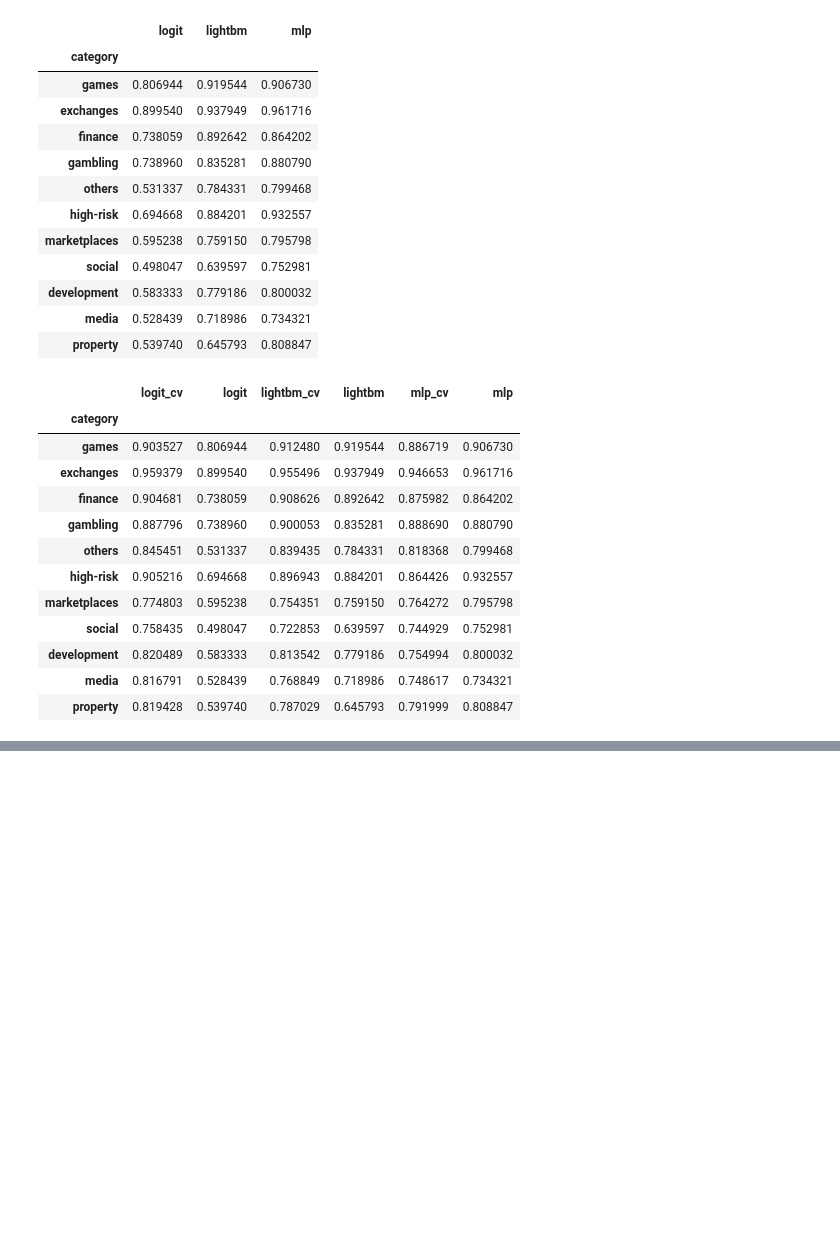
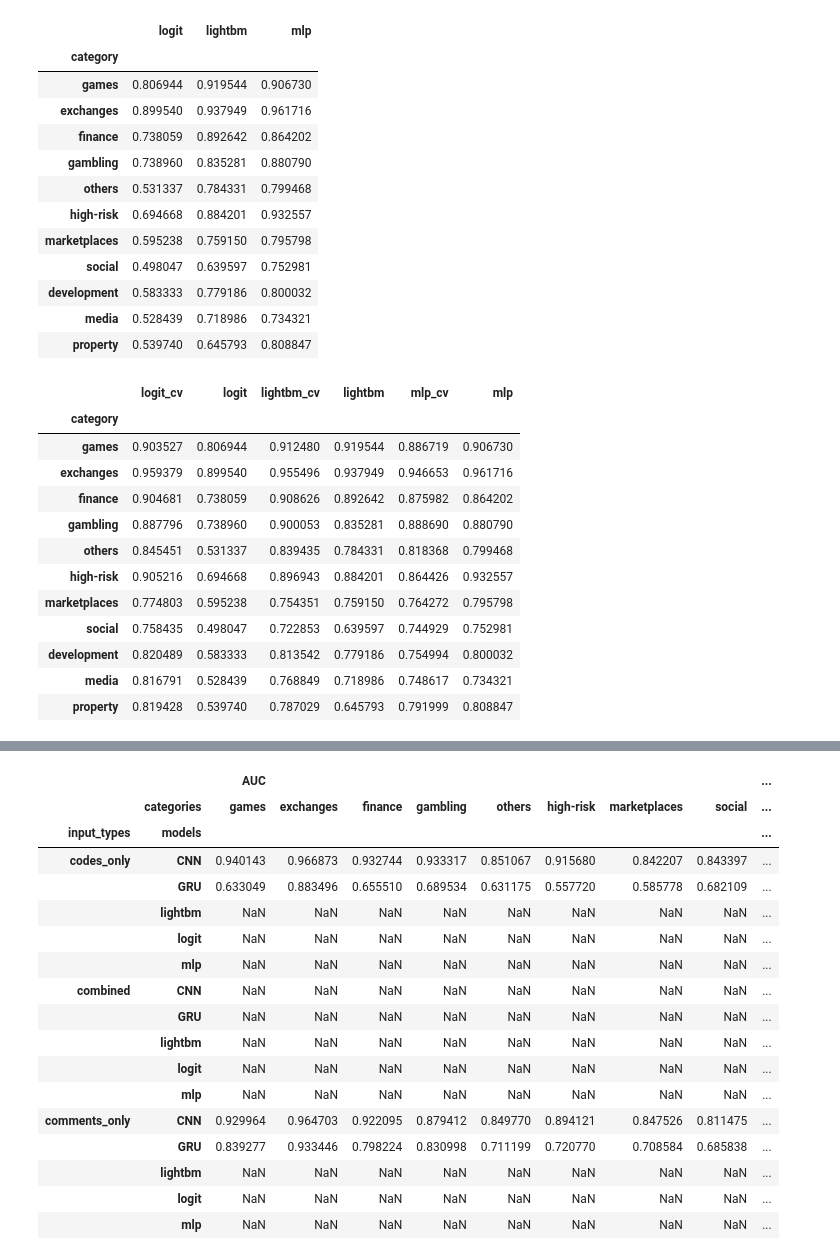
Before and after one commit to HektorLin/HU-IRTG, a Jupyter notebook: DApp_calssification.ipynb, the cells around one changed output, grey strips where cells are left out. Drawn from its saved outputs; the diff is of its cells as text; code cells hidden in the pictures; blank space fills up the shorter version.

Commit message:
comments vs codes on GRU and CNN, cv auc only

```diff
--- a/DApp_calssification.ipynb
+++ b/DApp_calssification.ipynb
@@ -473,0 +666,6 @@ _________________________________________________________________
+# %%
+# output the average AUC score
+AUC = val_auc['GRU']
+cv = pd.concat([pd.DataFrame(AUC[0],columns=['categories','AUC']),pd.DataFrame(AUC[1],columns=['categories','AUC']),pd.DataFrame(AUC[2],columns=['categories','AUC'])]).groupby('categories').mean()
+cv = cv.loc[data['category'].value_counts().index,:]
+cv['AUC'].values
@@ -473,0 +695,3 @@ _________________________________________________________________
+# %%
+# update validation results
+cv_result.loc[(cv_result['models']=='GRU') & (cv_result['input_types']=='comments_only'),('AUC')] = cv['AUC'].values
@@ -588,0 +735,24 @@ table.loc[data['category'].value_counts().index,:]
+# %%
+order = data['category'].value_counts().index.values.tolist()
+order = [('AUC',x) for x in order]
+# %%
+cv_result.set_index(keys=['input_types','models','categories']).unstack('categories').loc[:,order]
+# %% [output]
+|  |  | AUC |  |  |  |  |  |  |  | ... |
+|  | categories | games | exchanges | finance | gambling | others | high-risk | marketplaces | social | ... |
+| input_types | models |  |  |  |  |  |  |  |  | ... |
+| codes_only | CNN | 0.940143 | 0.966873 | 0.932744 | 0.933317 | 0.851067 | 0.915680 | 0.842207 | 0.843397 | ... |
+|  | GRU | 0.633049 | 0.883496 | 0.655510 | 0.689534 | 0.631175 | 0.557720 | 0.585778 | 0.682109 | ... |
+|  | lightbm | NaN | NaN | NaN | NaN | NaN | NaN | NaN | NaN | ... |
+|  | logit | NaN | NaN | NaN | NaN | NaN | NaN | NaN | NaN | ... |
+|  | mlp | NaN | NaN | NaN | NaN | NaN | NaN | NaN | NaN | ... |
+| combined | CNN | NaN | NaN | NaN | NaN | NaN | NaN | NaN | NaN | ... |
+|  | GRU | NaN | NaN | NaN | NaN | NaN | NaN | NaN | NaN | ... |
+|  | lightbm | NaN | NaN | NaN | NaN | NaN | NaN | NaN | NaN | ... |
+|  | logit | NaN | NaN | NaN | NaN | NaN | NaN | NaN | NaN | ... |
+|  | mlp | NaN | NaN | NaN | NaN | NaN | NaN | NaN | NaN | ... |
+| comments_only | CNN | 0.929964 | 0.964703 | 0.922095 | 0.879412 | 0.849770 | 0.894121 | 0.847526 | 0.811475 | ... |
+|  | GRU | 0.839277 | 0.933446 | 0.798224 | 0.830998 | 0.711199 | 0.720770 | 0.708584 | 0.685838 | ... |
+|  | lightbm | NaN | NaN | NaN | NaN | NaN | NaN | NaN | NaN | ... |
+|  | logit | NaN | NaN | NaN | NaN | NaN | NaN | NaN | NaN | ... |
+|  | mlp | NaN | NaN | NaN | NaN | NaN | NaN | NaN | NaN | ... |
```
Also changed, not shown: parts of 71 cells of this notebook.
